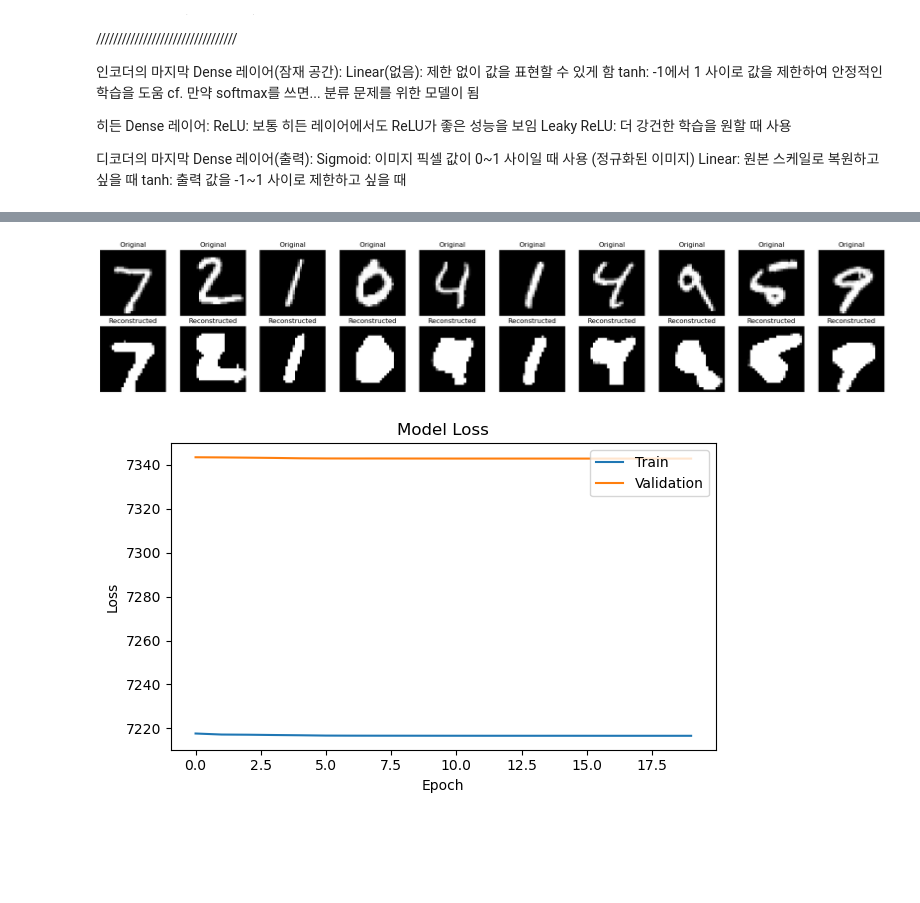
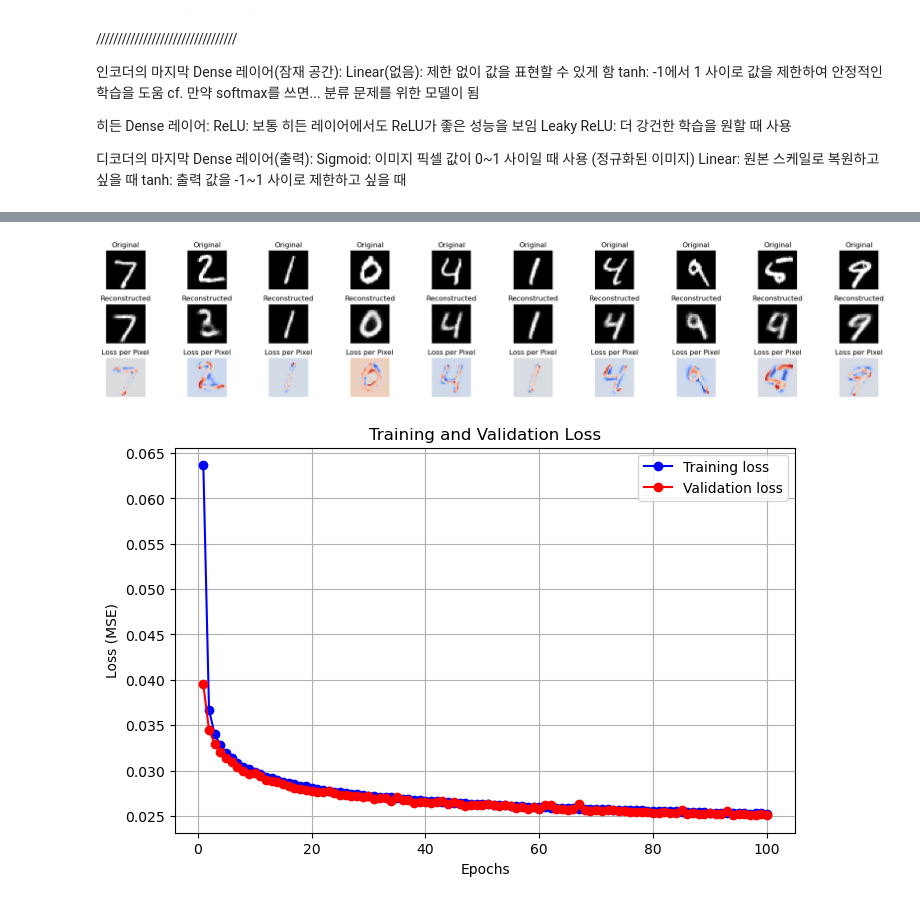
Before and after one commit to alwaysY0ung/automobile, a Jupyter notebook: notebooks/2_autoencoder.ipynb, the cells around one changed output, grey strips where cells are left out. Cells and saved outputs as stored; diff of their text form; code cells hidden in the pictures; blank space fills up the shorter version.

```diff
--- a/notebooks/2_autoencoder.ipynb
+++ b/notebooks/2_autoencoder.ipynb
@@ -81,6 +69,8 @@ To enable the following instructions: AVX2 AVX_VNNI FMA, in other operations, re
 # %%
 # Load MNIST dataset
 (X_train, y_train), (X_test, y_test) = mnist.load_data()
+X_train= X_train.astype('float32') / 255.0
+X_test= X_test.astype('float32') / 255.0
 
 # Check dimensions
 print("Training set shape:", X_train.shape)
@@ -184,17 +246,25 @@ plt.figure(figsize=(20, 4))
 
 for i in range(n):
     # 원본 이미지
-    ax = plt.subplot(2, n, i + 1)
+    ax = plt.subplot(3, n, i + 1) # 첫번째 인자 3: 3행으로 만들겠다는 의미
     plt.imshow(X_test[i].reshape(28, 28), cmap='gray')
     plt.title("Original")
     plt.axis('off')
 
     # 재구성된 이미지
-    ax = plt.subplot(2, n, i + 1 + n)
+    ax = plt.subplot(3, n, i + 1 + n)
     plt.imshow(decoded_imgs[i].reshape(28, 28), cmap='gray')
     plt.title("Reconstructed")
     plt.axis('off')
 
+    # 각 픽셀 차이 시각화
+    # 픽셀별 차이 계산
+    pixel_wise_difference = X_test[i].reshape(28, 28) - decoded_imgs[i].reshape(28, 28) # original_image - reconstructed_image
+    ax = plt.subplot(3, n, i + 1 + 2*n)
+    plt.imshow(pixel_wise_difference, cmap='coolwarm', origin='upper')
+    plt.title("Loss per Pixel")
+    plt.axis('off')
+
 plt.tight_layout()
 plt.show()
 # %% [output]
@@ -203,2 +273,21 @@ plt.show()
-[figure, old version]
+[figure, new version]
-[figure, removed]
+# %%
+import matplotlib.pyplot as plt
+
+# history 객체에서 loss와 val_loss 가져오기
+loss = history.history['loss']
+val_loss = history.history['val_loss']
+epochs = range(1, len(loss) + 1)
+
+# 러닝 커브 시각화
+plt.figure(figsize=(8, 5))
+plt.plot(epochs, loss, 'bo-', label='Training loss')
+plt.plot(epochs, val_loss, 'ro-', label='Validation loss')
+plt.title('Training and Validation Loss')
+plt.xlabel('Epochs')
+plt.ylabel('Loss (MSE)')
+plt.legend()
+plt.grid(True)
+plt.show()
+# %% [output]
+[figure, added]
```
Also changed, not shown: parts of 15 cells of this notebook.
